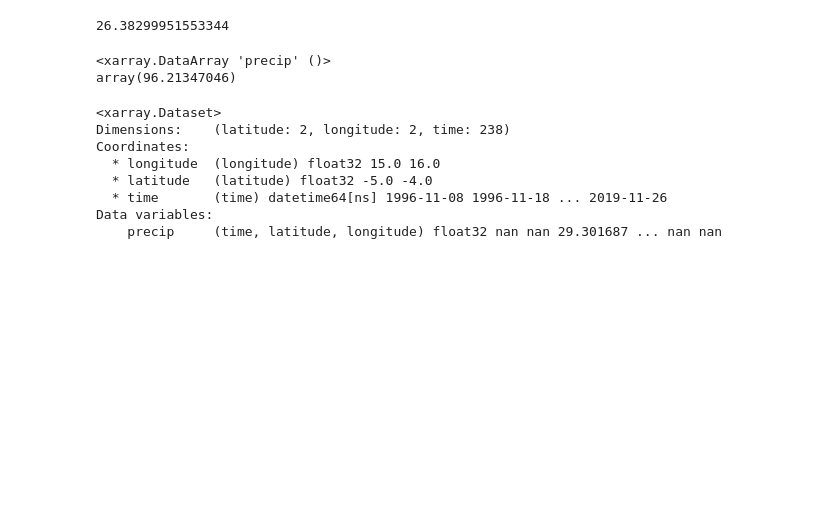
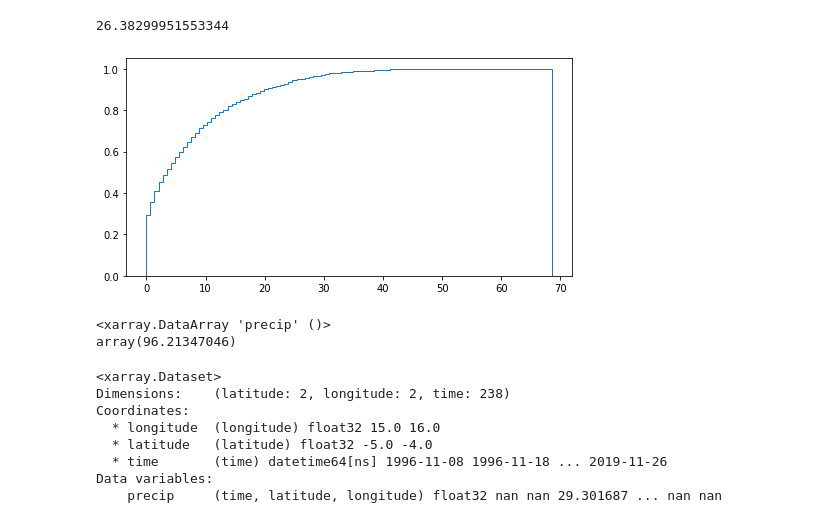
Before and after one commit to chuchun2/ATMS-597-Project-3-Group-G, a Jupyter notebook: Project3_getdates.ipynb, the cells around one changed output. Drawn from its saved outputs; the diff is of its cells as text; code cells hidden in the pictures; blank space fills up the shorter version.

```diff
--- a/Project3_getdates.ipynb
+++ b/Project3_getdates.ipynb
@@ -164,3 +166,6 @@ Data variables:
+# %%
+kinshasaloc = precip_OND.sel(latitude=-4.4,longitude=15.3,method='nearest')
+kinshasalocclean = kinshasaloc.where(kinshasaloc.precip<=8000.0,drop=True)
 # %%
 kinshasap95 = kinshasaraw.quantile(0.95,dim='time')
 p95value = average(kinshasap95.precip)
@@ -168,6 +173,15 @@ p95value = average(kinshasap95.precip)
 np.percentile(kinshasaraw.precip.values,95)
 # %% [output]
 26.38299951553344
+# %%
+n_bins = 100
+fig, ax = plt.subplots(figsize=(8, 4))
+
+# plot the cumulative histogram
+n, bins, patches = ax.hist(kinshasalocclean.precip.values, n_bins, density=True, histtype='step',
+                           cumulative=True, label='Empirical')
+# %% [output]
+[figure, added]
 # %%
 # Make a new dataset with only dates exceeding the 95th percentile and also lower than 8000.0 mm to filter out bad data
 datesexceeded = kinshasaraw.where((kinshasaraw.precip>=p95value)&(kinshasaraw.precip<=8000.0),drop=True)
```
Also changed, not shown: parts of 4 cells of this notebook.
